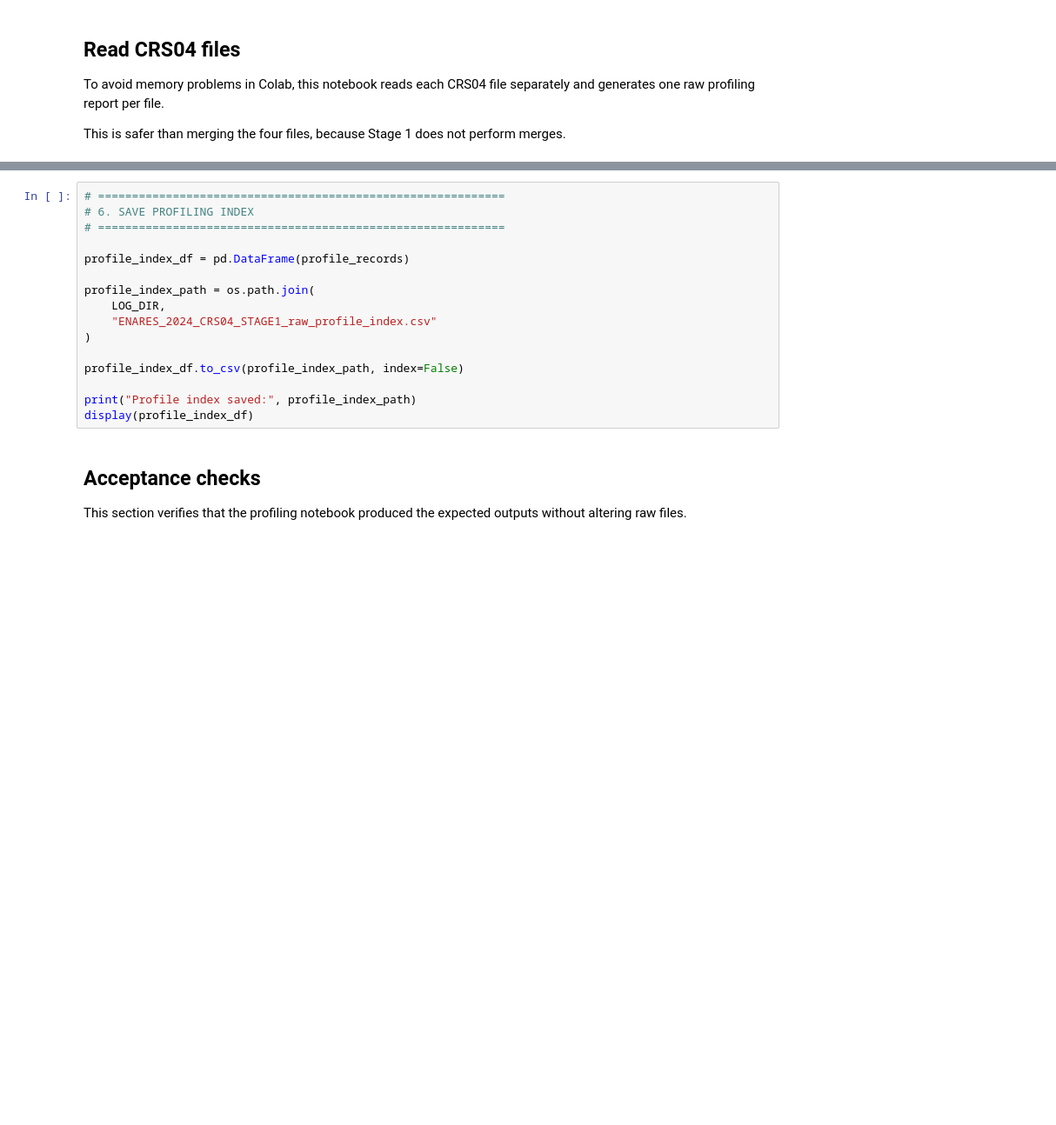
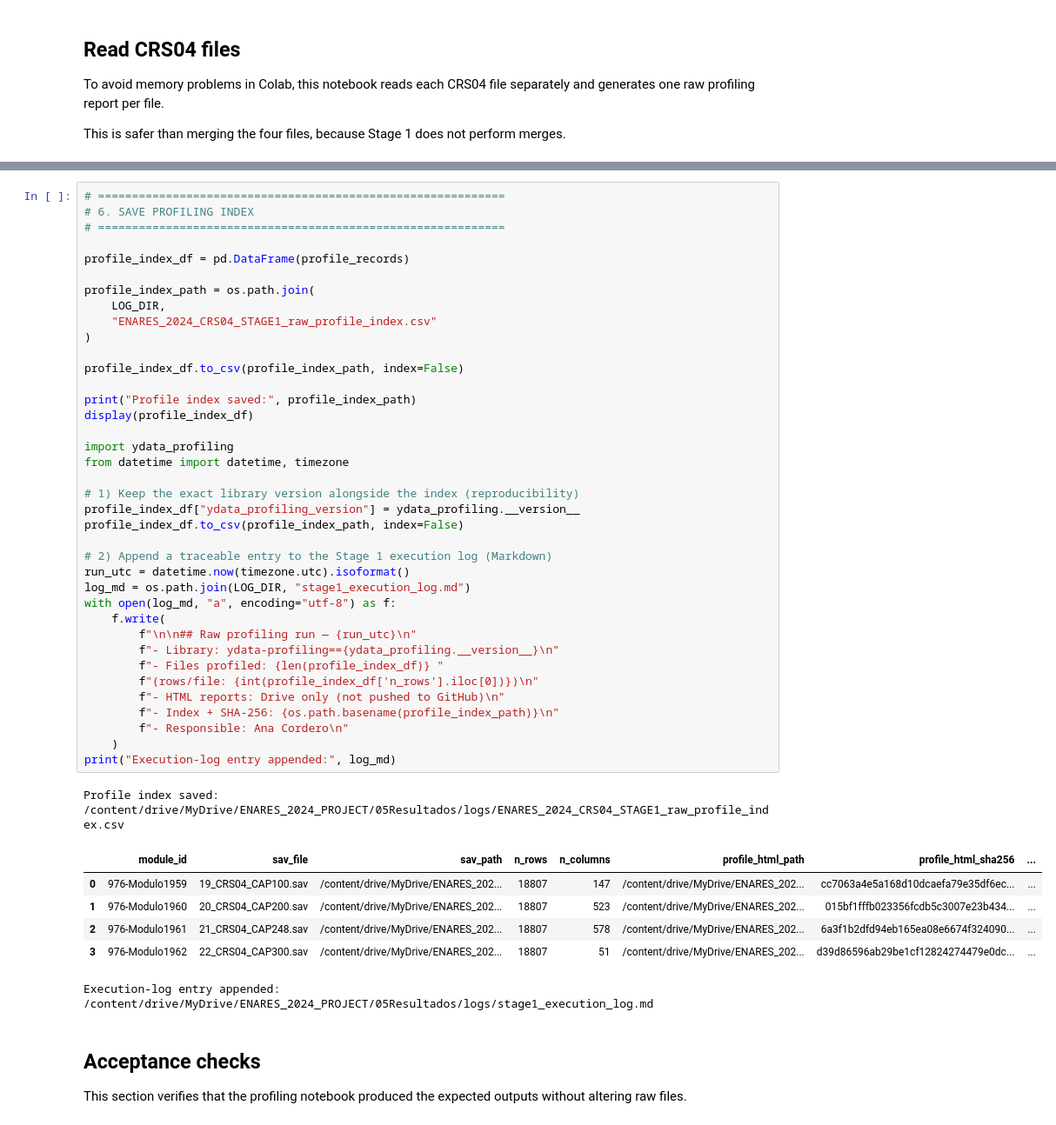
Before and after one commit to ascordero001-cell/enares-2024-crs04-ml, a Jupyter notebook: notebooks/01_ingesta/05_ENARES_2024_STAGE1_perfilamiento.ipynb, the cells around one changed output, grey strips where cells are left out. Shown at 87% size. Cells and saved outputs as stored; diff of their text form; blank space fills up the shorter version.

```diff
--- a/notebooks/01_ingesta/05_ENARES_2024_STAGE1_perfilamiento.ipynb
+++ b/notebooks/01_ingesta/05_ENARES_2024_STAGE1_perfilamiento.ipynb
@@ -148,19 +180,49 @@ print("All CRS04 raw profiles generated.")
-# %%
-# ============================================================
-# 6. SAVE PROFILING INDEX
-# ============================================================
-
-profile_index_df = pd.DataFrame(profile_records)
-
-profile_index_path = os.path.join(
-    LOG_DIR,
-    "ENARES_2024_CRS04_STAGE1_raw_profile_index.csv"
-)
-
-profile_index_df.to_csv(profile_index_path, index=False)
-
-print("Profile index saved:", profile_index_path)
-display(profile_index_df)
+# %%
+# ============================================================
+# 6. SAVE PROFILING INDEX
+# ============================================================
+
+profile_index_df = pd.DataFrame(profile_records)
+
+profile_index_path = os.path.join(
+    LOG_DIR,
+    "ENARES_2024_CRS04_STAGE1_raw_profile_index.csv"
+)
+
+profile_index_df.to_csv(profile_index_path, index=False)
+
+print("Profile index saved:", profile_index_path)
+display(profile_index_df)
+
+import ydata_profiling
+from datetime import datetime, timezone
+
+# 1) Keep the exact library version alongside the index (reproducibility)
+profile_index_df["ydata_profiling_version"] = ydata_profiling.__version__
+profile_index_df.to_csv(profile_index_path, index=False)
+
+# 2) Append a traceable entry to the Stage 1 execution log (Markdown)
+run_utc = datetime.now(timezone.utc).isoformat()
+log_md = os.path.join(LOG_DIR, "stage1_execution_log.md")
+with open(log_md, "a", encoding="utf-8") as f:
+    f.write(
+        f"\n\n## Raw profiling run — {run_utc}\n"
+        f"- Library: ydata-profiling=={ydata_profiling.__version__}\n"
+        f"- Files profiled: {len(profile_index_df)} "
+        f"(rows/file: {int(profile_index_df['n_rows'].iloc[0])})\n"
+        f"- HTML reports: Drive only (not pushed to GitHub)\n"
+        f"- Index + SHA-256: {os.path.basename(profile_index_path)}\n"
+        f"- Responsible: Ana Cordero\n"
+    )
+print("Execution-log entry appended:", log_md)
+# %% [output]
+Profile index saved: /content/drive/MyDrive/ENARES_2024_PROJECT/05Resultados/logs/ENARES_2024_CRS04_STAGE1_raw_profile_index.csv
+|  | module_id | sav_file | sav_path | n_rows | n_columns | profile_html_path | profile_html_sha256 | ... |
+| 0 | 976-Modulo1959 | 19_CRS04_CAP100.sav | /content/drive/MyDrive/ENARES_202... | 18807 | 147 | /content/drive/MyDrive/ENARES_202... | cc7063a4e5a168d10dcaefa79e35df6ec... | ... |
+| 1 | 976-Modulo1960 | 20_CRS04_CAP200.sav | /content/drive/MyDrive/ENARES_202... | 18807 | 523 | /content/drive/MyDrive/ENARES_202... | 015bf1fffb023356fcdb5c3007e23b434... | ... |
+| 2 | 976-Modulo1961 | 21_CRS04_CAP248.sav | /content/drive/MyDrive/ENARES_202... | 18807 | 578 | /content/drive/MyDrive/ENARES_202... | 6a3f1b2dfd94eb165ea08e6674f324090... | ... |
+| 3 | 976-Modulo1962 | 22_CRS04_CAP300.sav | /content/drive/MyDrive/ENARES_202... | 18807 | 51 | /content/drive/MyDrive/ENARES_202... | d39d86596ab29be1cf12824274479e0dc... | ... |
+Execution-log entry appended: /content/drive/MyDrive/ENARES_2024_PROJECT/05Resultados/logs/stage1_execution_log.md
 # %% [markdown]
 ## Acceptance checks
 
```
Also changed, not shown: parts of 6 cells of this notebook.
